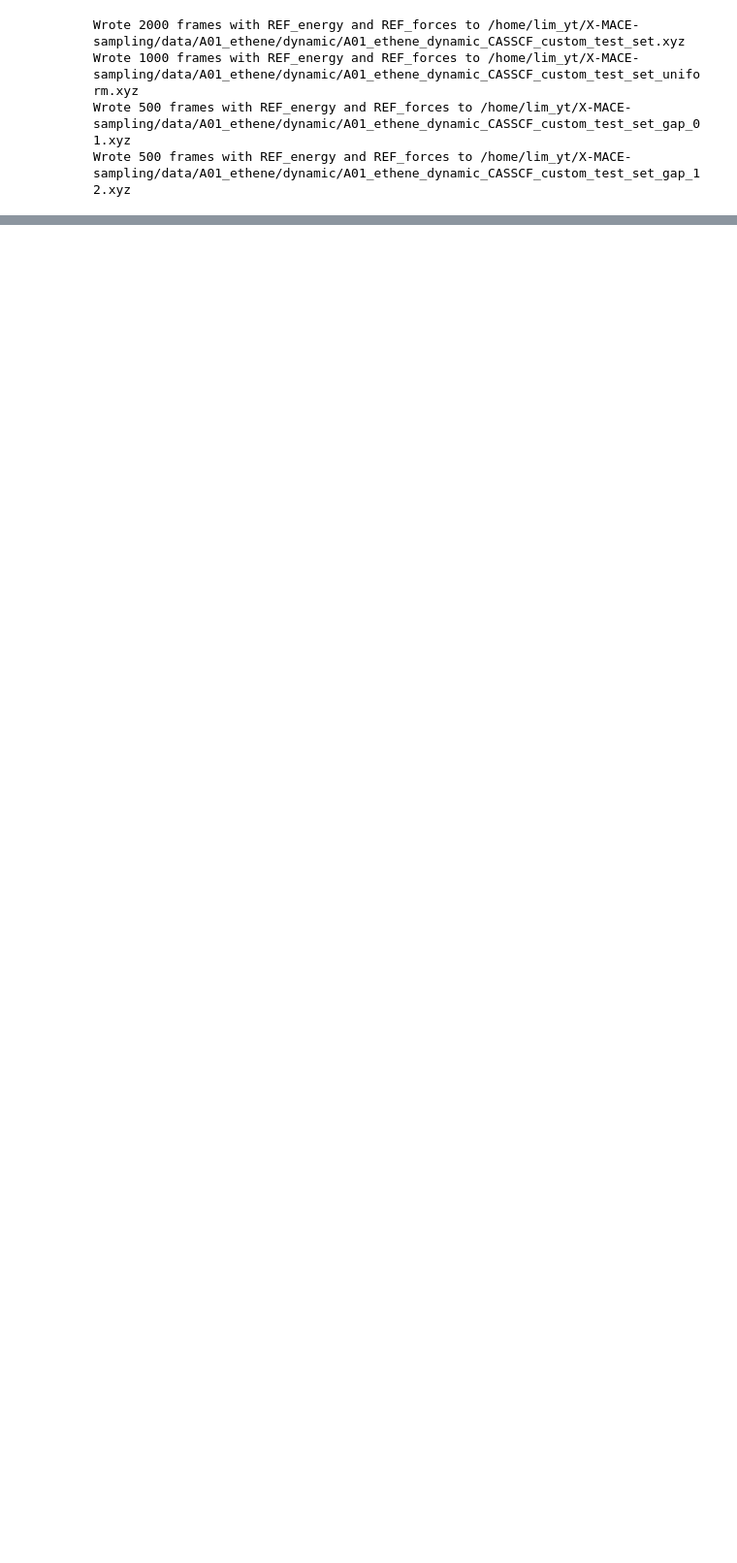
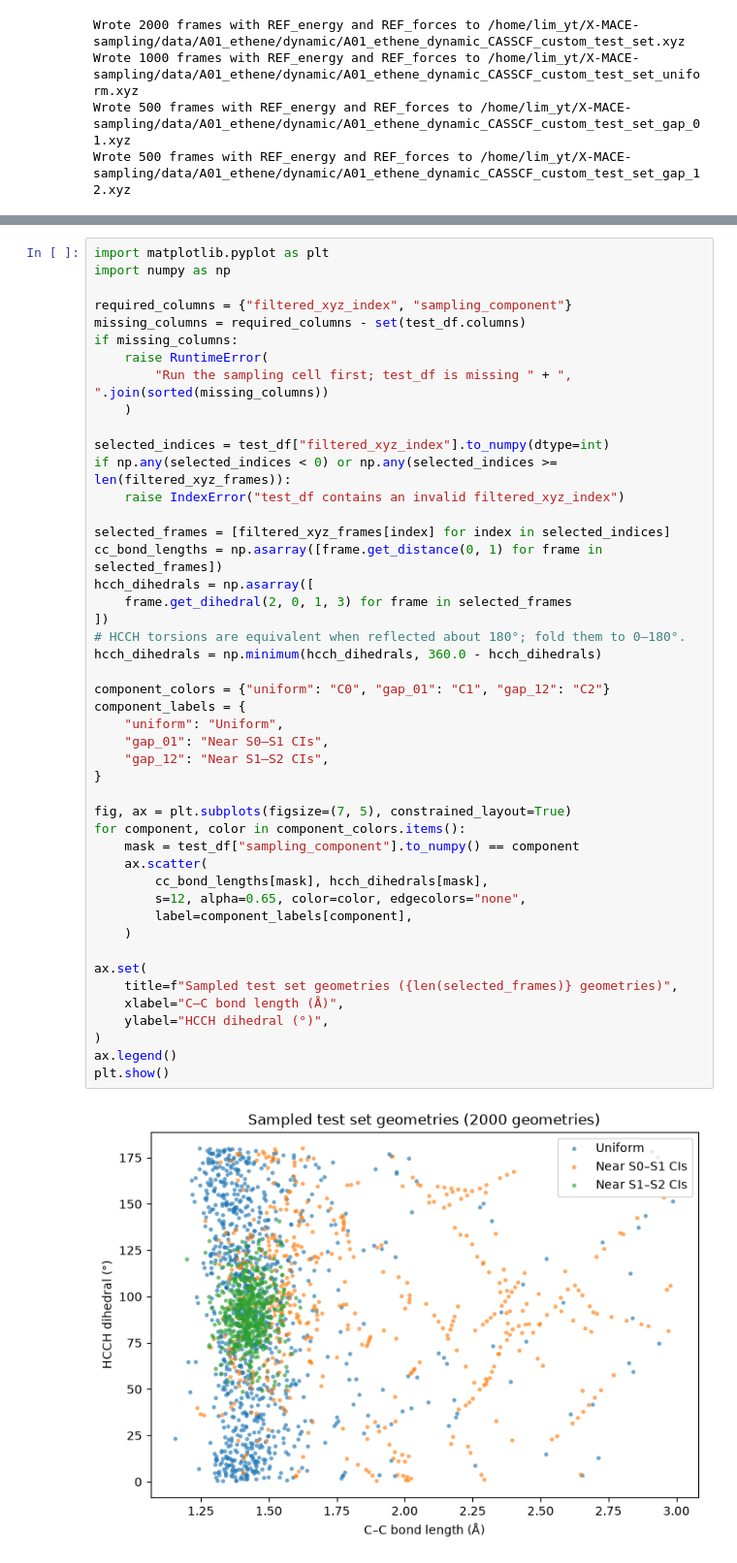
Before and after one commit to yoghurtfork/X-MACE-sampling, a Jupyter notebook: notebooks/ethene_test_set_generator.ipynb, the cells around one changed output, grey strips where cells are left out. Shown at 97% size. Cells and saved outputs as stored; diff of their text form; blank space fills up the shorter version.

```diff
--- a/notebooks/ethene_test_set_generator.ipynb
+++ b/notebooks/ethene_test_set_generator.ipynb
@@ -312,0 +317,48 @@ Wrote 500 frames with REF_energy and REF_forces to /home/lim_yt/X-MACE-sampling/
+# %%
+import matplotlib.pyplot as plt
+import numpy as np
+
+required_columns = {"filtered_xyz_index", "sampling_component"}
+missing_columns = required_columns - set(test_df.columns)
+if missing_columns:
+    raise RuntimeError(
+        "Run the sampling cell first; test_df is missing " + ", ".join(sorted(missing_columns))
+    )
+
+selected_indices = test_df["filtered_xyz_index"].to_numpy(dtype=int)
+if np.any(selected_indices < 0) or np.any(selected_indices >= len(filtered_xyz_frames)):
+    raise IndexError("test_df contains an invalid filtered_xyz_index")
+
+selected_frames = [filtered_xyz_frames[index] for index in selected_indices]
+cc_bond_lengths = np.asarray([frame.get_distance(0, 1) for frame in selected_frames])
+hcch_dihedrals = np.asarray([
+    frame.get_dihedral(2, 0, 1, 3) for frame in selected_frames
+])
+# HCCH torsions are equivalent when reflected about 180°; fold them to 0–180°.
+hcch_dihedrals = np.minimum(hcch_dihedrals, 360.0 - hcch_dihedrals)
+
+component_colors = {"uniform": "C0", "gap_01": "C1", "gap_12": "C2"}
+component_labels = {
+    "uniform": "Uniform",
+    "gap_01": "Near S0–S1 CIs",
+    "gap_12": "Near S1–S2 CIs",
+}
+
+fig, ax = plt.subplots(figsize=(7, 5), constrained_layout=True)
+for component, color in component_colors.items():
+    mask = test_df["sampling_component"].to_numpy() == component
+    ax.scatter(
+        cc_bond_lengths[mask], hcch_dihedrals[mask],
+        s=12, alpha=0.65, color=color, edgecolors="none",
+        label=component_labels[component],
+    )
+
+ax.set(
+    title=f"Sampled test set geometries ({len(selected_frames)} geometries)",
+    xlabel="C–C bond length (Å)",
+    ylabel="HCCH dihedral (°)",
+)
+ax.legend()
+plt.show()
+# %% [output]
+[figure, added]
```
Also changed, not shown: parts of 1 cell of this notebook, 1 other file.
